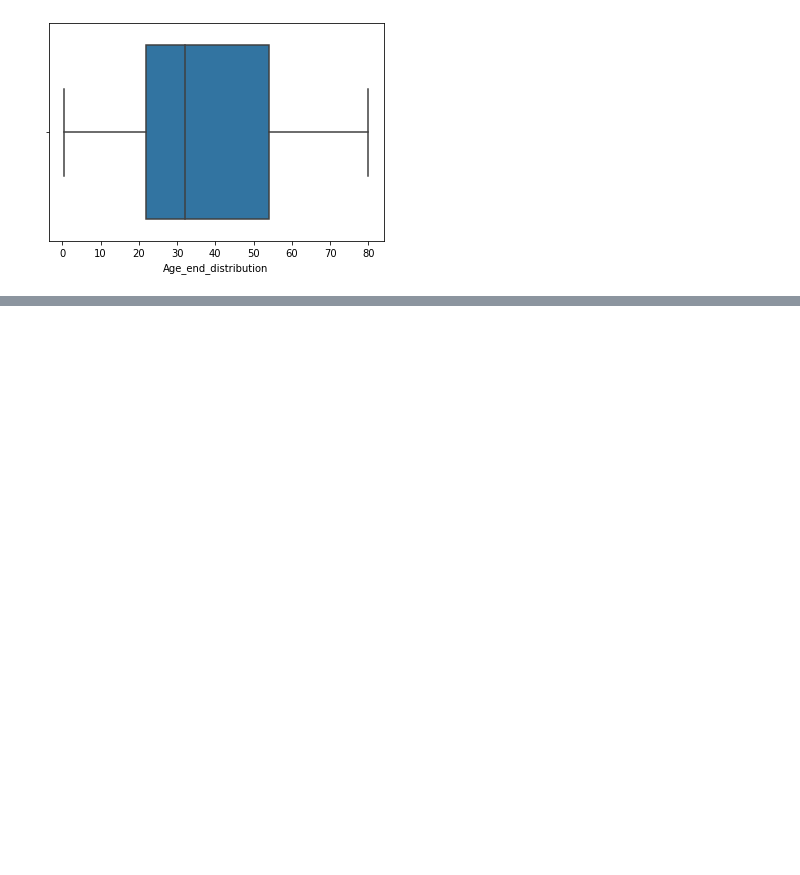
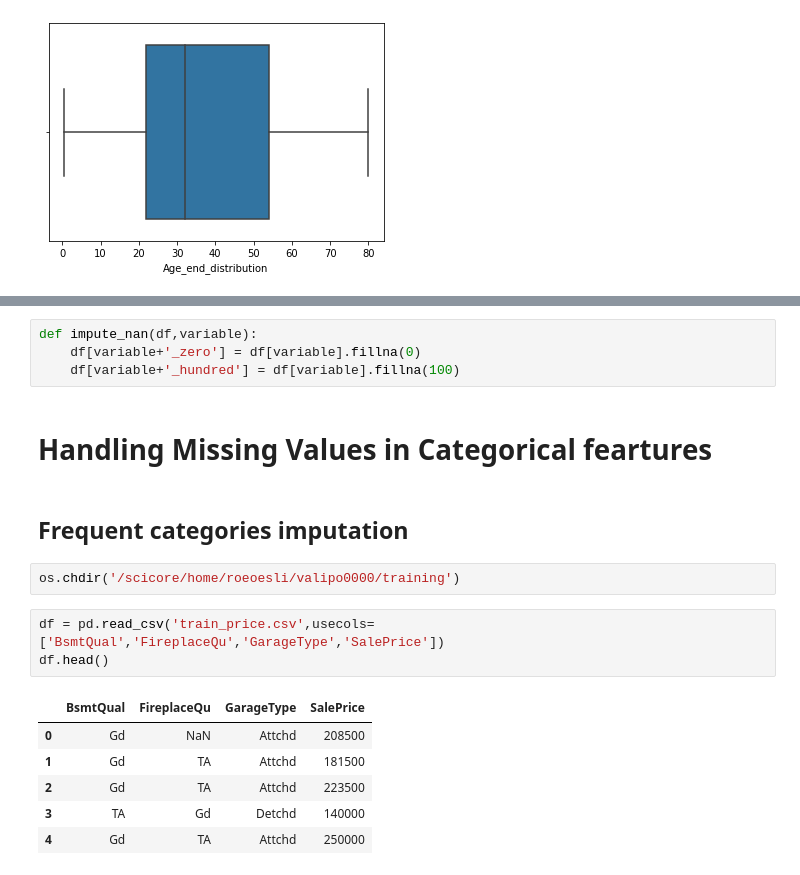
Before and after one commit to behzad89/SQL_GDAL_Commnds, a Jupyter notebook: ML_codes/Handling_Missing_Values.ipynb, the cells around one changed output, grey strips where cells are left out. Drawn from its saved outputs; the diff is of its cells as text; blank space fills up the shorter version.

Commit message:
Working on hanfling missing values

```diff
--- a/ML_codes/Handling_Missing_Values.ipynb
+++ b/ML_codes/Handling_Missing_Values.ipynb
@@ -335,0 +368,20 @@ sns.boxplot(x="Age_end_distribution",data=df)
+# %%
+def impute_nan(df,variable):
+    df[variable+'_zero'] = df[variable].fillna(0)
+    df[variable+'_hundred'] = df[variable].fillna(100)
+# %% [markdown]
+# Handling Missing Values in Categorical feartures
+# %% [markdown]
+## Frequent categories imputation
+# %%
+os.chdir('/scicore/home/roeoesli/valipo0000/training')
+# %%
+df = pd.read_csv('train_price.csv',usecols=['BsmtQual','FireplaceQu','GarageType','SalePrice'])
+df.head()
+# %% [output]
+|  | BsmtQual | FireplaceQu | GarageType | SalePrice |
+| 0 | Gd | NaN | Attchd | 208500 |
+| 1 | Gd | TA | Attchd | 181500 |
+| 2 | Gd | TA | Attchd | 223500 |
+| 3 | TA | Gd | Detchd | 140000 |
+| 4 | Gd | TA | Attchd | 250000 |
```
Also changed, not shown: parts of 7 cells of this notebook, 1 other file.
